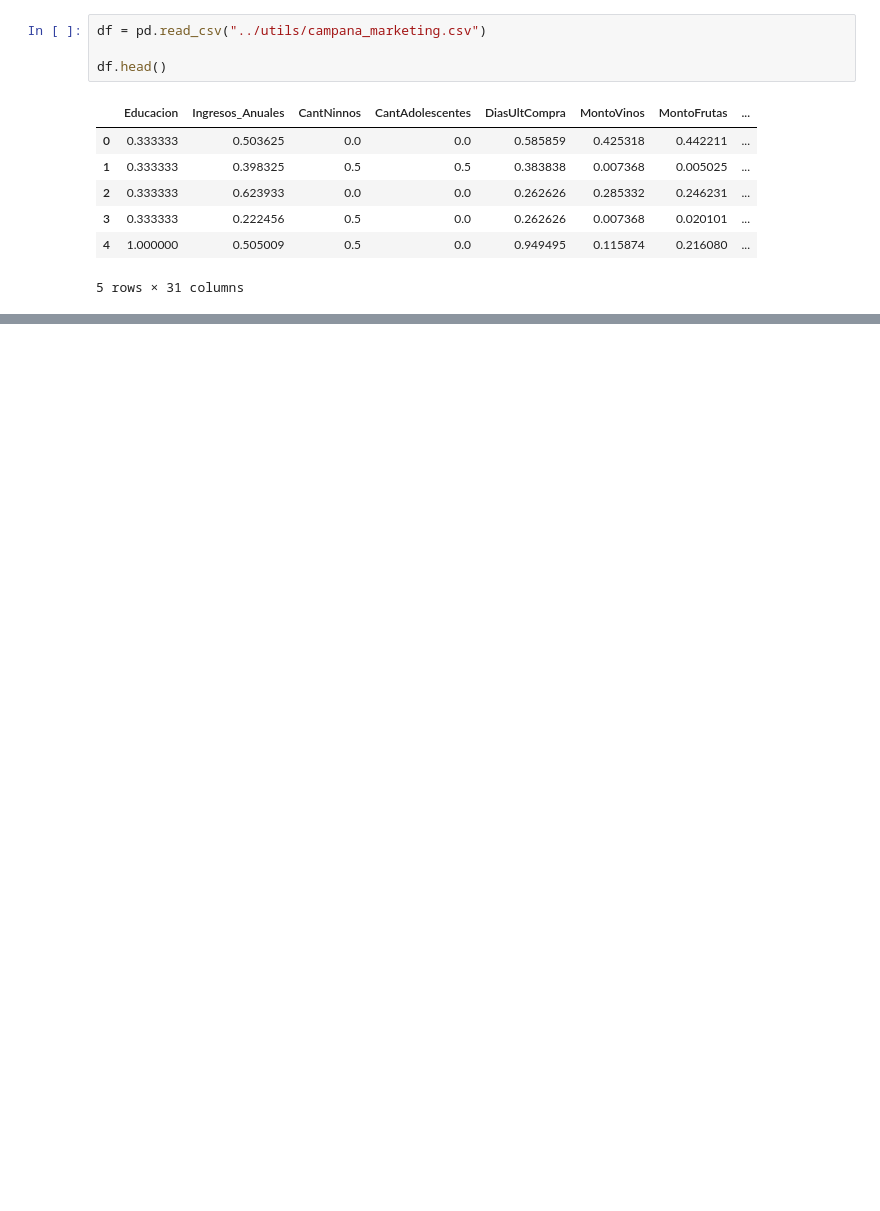
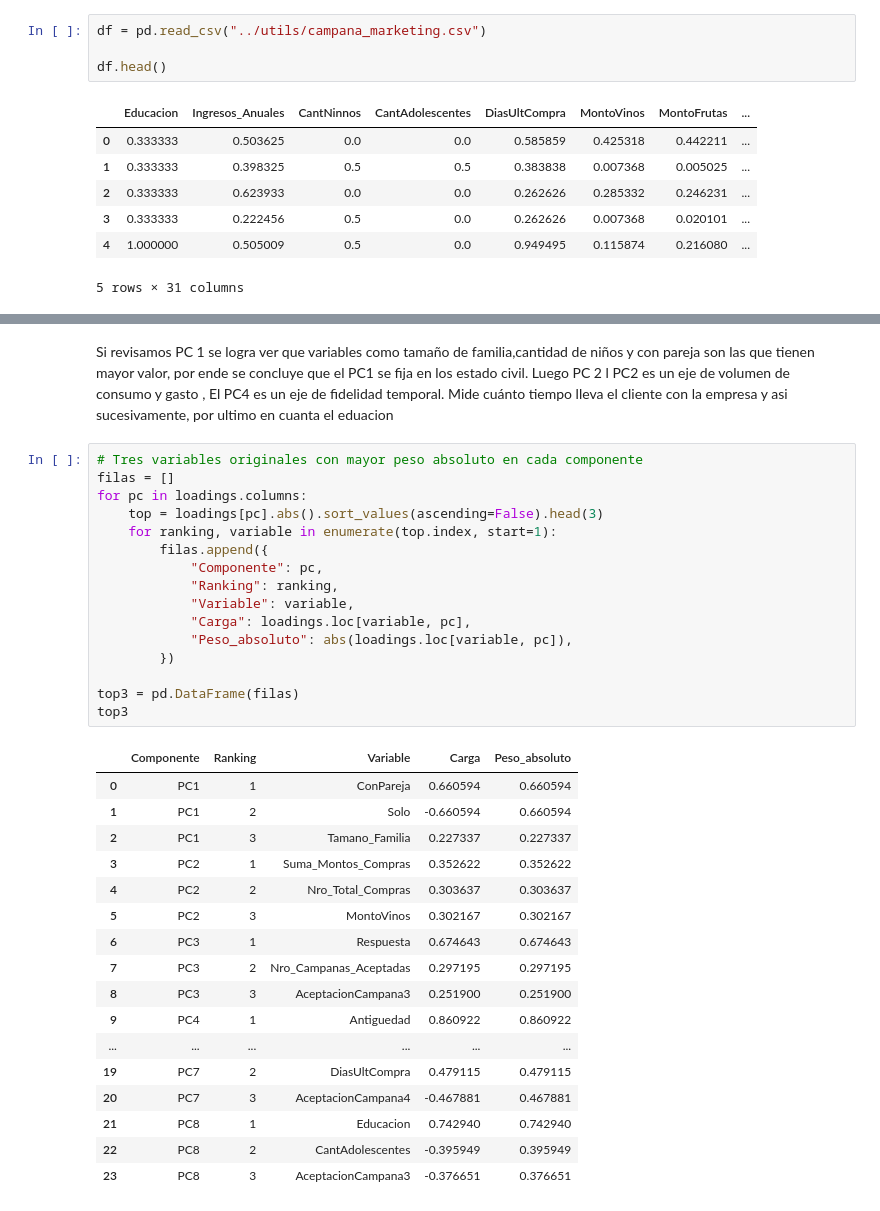
Before and after one commit to gabriel1-du/Aprendizaje-no-supervisado-Reduccion-de-dimensionaldiad-Clustering-y-validacion-, a Jupyter notebook: notebooks/notebook.ipynb, the cells around one changed output, grey strips where cells are left out. Drawn from its saved outputs; the diff is of its cells as text; blank space fills up the shorter version.

```diff
--- a/notebooks/notebook.ipynb
+++ b/notebooks/notebook.ipynb
@@ -26,0 +121,36 @@ df.head()
+# %% [markdown]
+Si revisamos PC 1 se logra ver que variables como tamaño de familia,cantidad de niños y con pareja son las que tienen mayor valor, por ende se concluye que el PC1 se fija en los estado civil. Luego PC 2 l PC2 es un eje de volumen de consumo y gasto , El PC4 es un eje de fidelidad temporal. Mide cuánto tiempo lleva el cliente con la empresa y asi sucesivamente, por ultimo en cuanta el eduacion
+# %%
+# Tres variables originales con mayor peso absoluto en cada componente
+filas = []
+for pc in loadings.columns:
+    top = loadings[pc].abs().sort_values(ascending=False).head(3)
+    for ranking, variable in enumerate(top.index, start=1):
+        filas.append({
+            "Componente": pc,
+            "Ranking": ranking,
+            "Variable": variable,
+            "Carga": loadings.loc[variable, pc],
+            "Peso_absoluto": abs(loadings.loc[variable, pc]),
+        })
+
+top3 = pd.DataFrame(filas)
+top3
+# %% [output]
+|  | Componente | Ranking | Variable | Carga | Peso_absoluto |
+| 0 | PC1 | 1 | ConPareja | 0.660594 | 0.660594 |
+| 1 | PC1 | 2 | Solo | -0.660594 | 0.660594 |
+| 2 | PC1 | 3 | Tamano_Familia | 0.227337 | 0.227337 |
+| 3 | PC2 | 1 | Suma_Montos_Compras | 0.352622 | 0.352622 |
+| 4 | PC2 | 2 | Nro_Total_Compras | 0.303637 | 0.303637 |
+| 5 | PC2 | 3 | MontoVinos | 0.302167 | 0.302167 |
+| 6 | PC3 | 1 | Respuesta | 0.674643 | 0.674643 |
+| 7 | PC3 | 2 | Nro_Campanas_Aceptadas | 0.297195 | 0.297195 |
+| 8 | PC3 | 3 | AceptacionCampana3 | 0.251900 | 0.251900 |
+| 9 | PC4 | 1 | Antiguedad | 0.860922 | 0.860922 |
+| ... | ... | ... | ... | ... | ... |
+| 19 | PC7 | 2 | DiasUltCompra | 0.479115 | 0.479115 |
+| 20 | PC7 | 3 | AceptacionCampana4 | -0.467881 | 0.467881 |
+| 21 | PC8 | 1 | Educacion | 0.742940 | 0.742940 |
+| 22 | PC8 | 2 | CantAdolescentes | -0.395949 | 0.395949 |
+| 23 | PC8 | 3 | AceptacionCampana3 | -0.376651 | 0.376651 |
```
Also changed, not shown: parts of 19 cells of this notebook.
